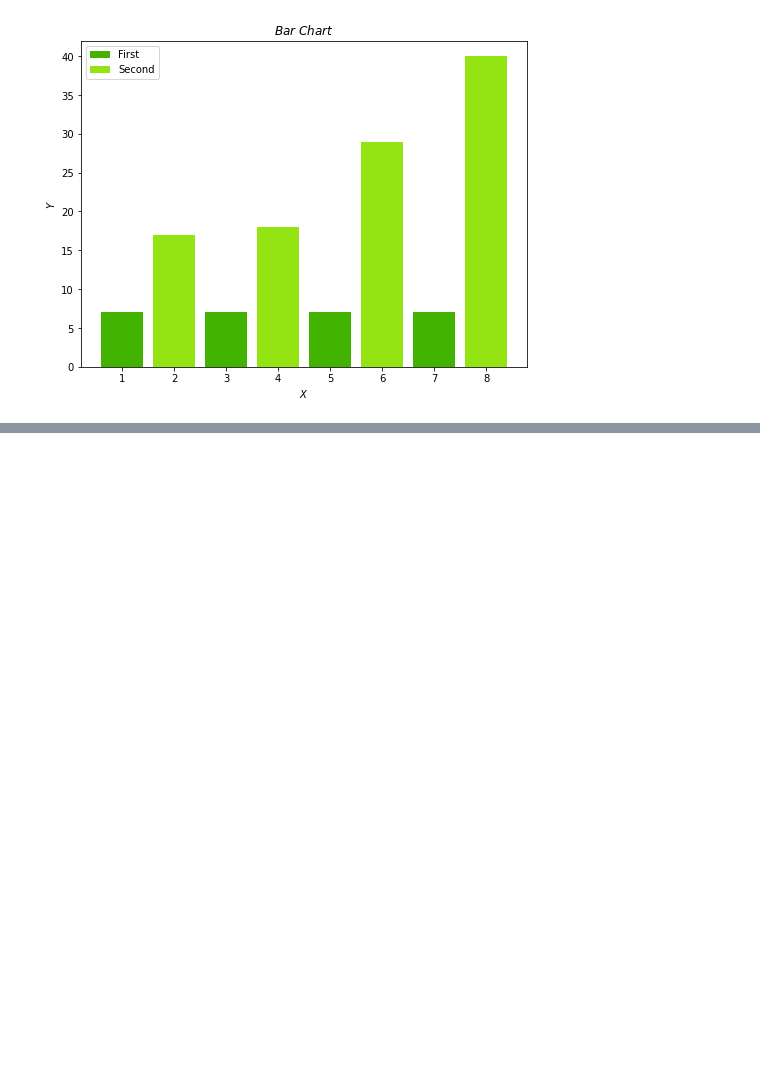
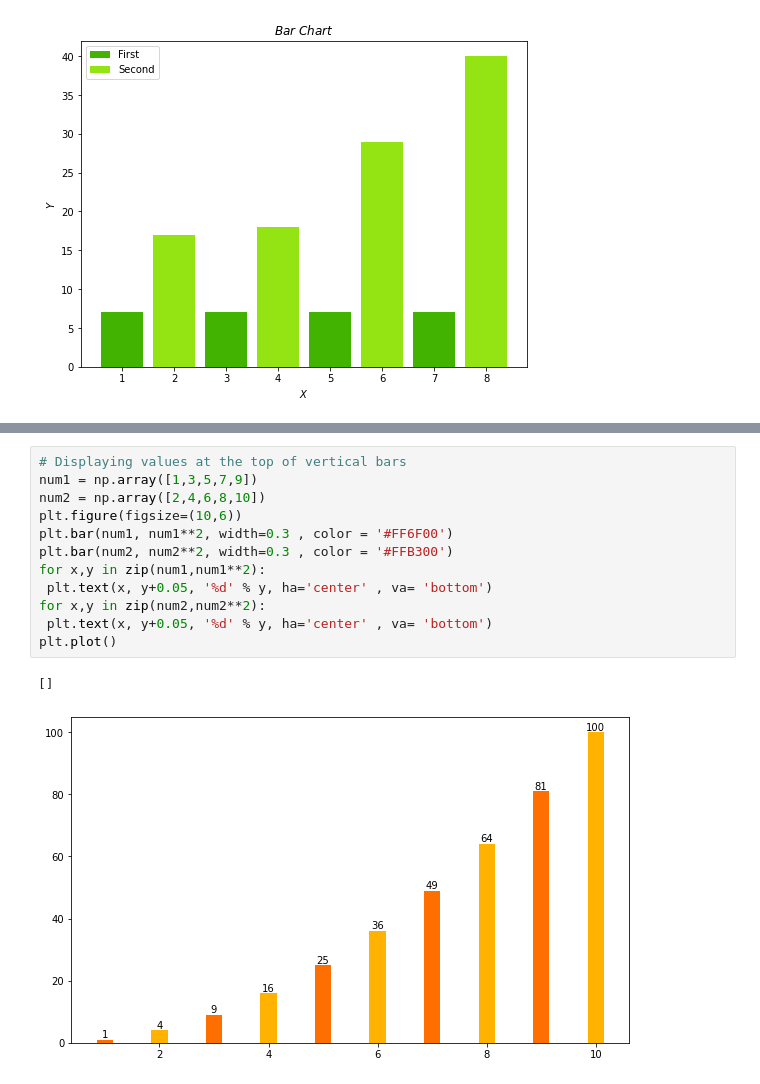
Before and after one commit to uannabi/MatPlotLibGraph, a Jupyter notebook: BarGraph.ipynb, the cells around one changed output, grey strips where cells are left out. Cells and saved outputs as stored; diff of their text form; blank space fills up the shorter version.

Commit message:
value on top

```diff
--- a/BarGraph.ipynb
+++ b/BarGraph.ipynb
@@ -74,0 +88,15 @@ plt.show()
+# %%
+# Displaying values at the top of vertical bars
+num1 = np.array([1,3,5,7,9])
+num2 = np.array([2,4,6,8,10])
+plt.figure(figsize=(10,6))
+plt.bar(num1, num1**2, width=0.3 , color = '#FF6F00')
+plt.bar(num2, num2**2, width=0.3 , color = '#FFB300')
+for x,y in zip(num1,num1**2):
+ plt.text(x, y+0.05, '%d' % y, ha='center' , va= 'bottom')
+for x,y in zip(num2,num2**2):
+ plt.text(x, y+0.05, '%d' % y, ha='center' , va= 'bottom')
+plt.plot()
+# %% [output]
+[]
+[figure, added]
```
Also changed, not shown: parts of 2 cells of this notebook.
